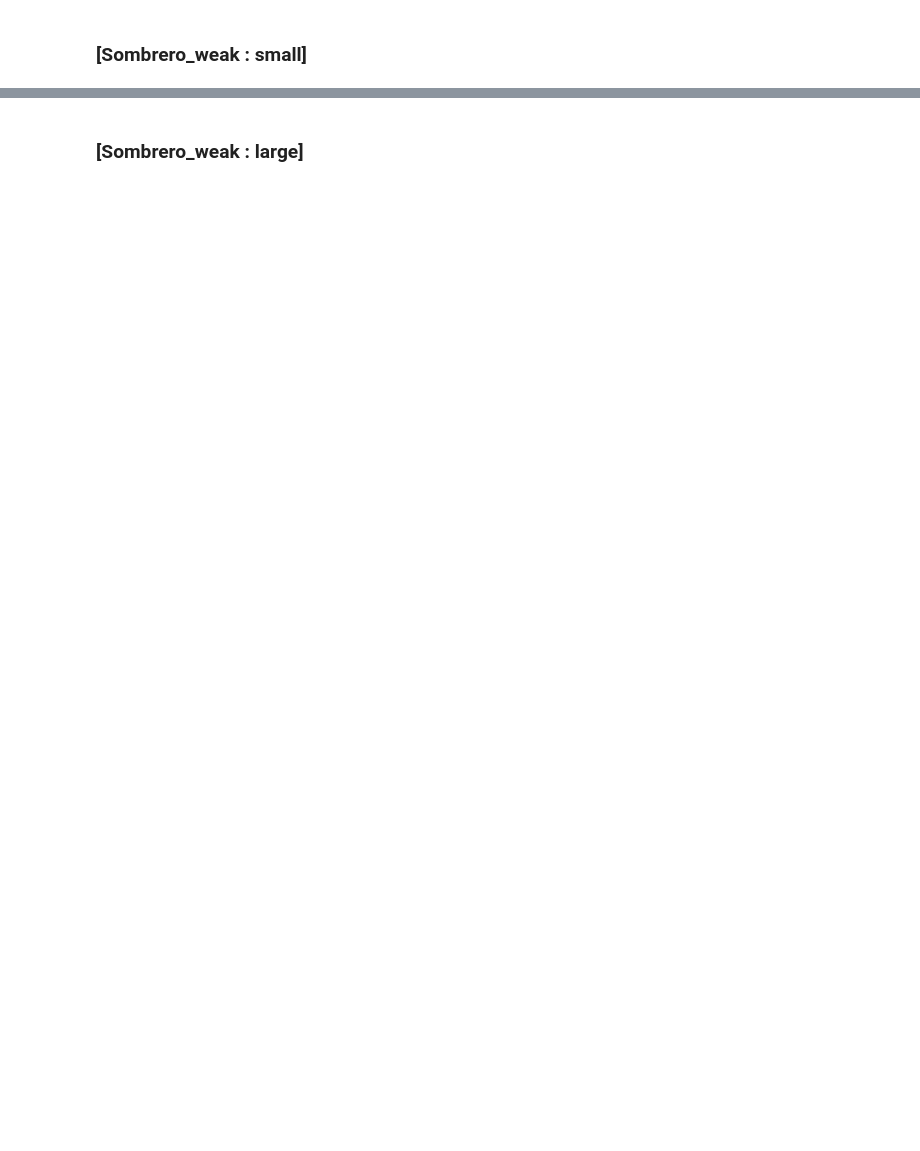
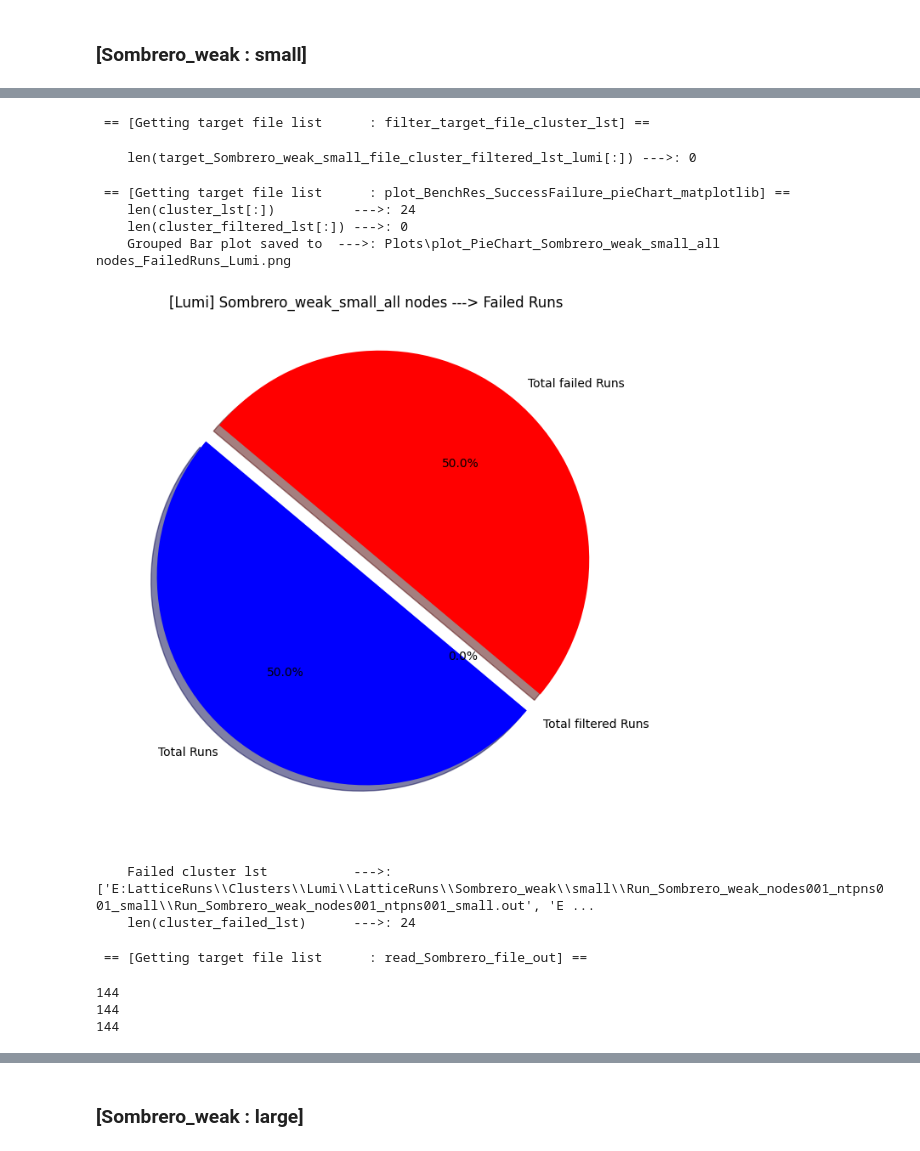
Before and after one commit to fbonnet08/Bench_Grid_HiRep, a Jupyter notebook: src/PythonCodes/Jupyter-NoteBooks/LLR-Bench_Grid_HiRep_Notebooks/Notebook_Bench_Grid_HiRep.ipynb, the cells around one changed output, grey strips where cells are left out. Cells and saved outputs as stored; diff of their text form; code cells hidden in the pictures; blank space fills up the shorter version.

```diff
--- a/src/PythonCodes/Jupyter-NoteBooks/LLR-Bench_Grid_HiRep_Notebooks/Notebook_Bench_Grid_HiRep.ipynb
+++ b/src/PythonCodes/Jupyter-NoteBooks/LLR-Bench_Grid_HiRep_Notebooks/Notebook_Bench_Grid_HiRep.ipynb
@@ -709,6 +955,7 @@ def plot_BenchRes_SuccessFailure_pieChart_matplotlib(c, m,
     m.printMesgAddStr("len(cluster_lst[:])          --->: ", c.getYellow(), str(total_cluster))
     m.printMesgAddStr("len(cluster_filtered_lst[:]) --->: ", c.getGreen(), str(total_cluster_filtered))
     failed_lst = []
+    failed_lst.clear()
     for i in range(len(cluster_lst[:])):
         if cluster_lst[i] not in cluster_filtered_lst:
             failed_lst.append(cluster_lst[i])
@@ -942,0 +1300,46 @@ m.printMesgAddStr("Length target_Sombrero_weak_small_file_cluster_lst_lumi[:] --
+# %%
+# --------------------------------------------------------------------------
+# Reading in the inout file
+# TODO: return to this one once the read_Sombrero_file_out method is done.
+rc, target_Sombrero_weak_small_file_cluster_filtered_lst_lumi = filter_target_file_cluster_lst(c, m,
+                                                                                               start_key_sombrero_rep_lst[:],
+                                                                           target_Sombrero_weak_small_file_cluster_lst_lumi[:])
+m.printMesgAddStr("len(target_Sombrero_weak_small_file_cluster_filtered_lst_lumi[:]) --->: ", c.getYellow(), len(target_Sombrero_weak_small_file_cluster_filtered_lst_lumi[:]))
+# ----------------------------------------------------------------------------
+# %% [output]
+ == [Getting target file list      : filter_target_file_cluster_lst] ==
+    len(target_Sombrero_weak_small_file_cluster_filtered_lst_lumi[:]) --->: 0
+# %%
+# --------------------------------------------------------------------------
+# Reading in the inout file
+# TODO: return to this one once the read_Sombrero_file_out method is done.
+msg = batch_action + "_" + simulation_size + "_" + "all nodes"
+rc, Sombrero_weak_small_file_cluster_failed_lst_lumi = plot_BenchRes_SuccessFailure_pieChart_matplotlib(c, m,
+                                                                                                        target_Sombrero_weak_small_file_cluster_lst_lumi[:],
+                                                                                                        target_Sombrero_weak_small_file_cluster_filtered_lst_lumi[:],
+                                                                                                        machine_name_lumi, msg)
+# ----------------------------------------------------------------------------
+# %% [output]
+ == [Getting target file list      : plot_BenchRes_SuccessFailure_pieChart_matplotlib] ==
+    len(cluster_lst[:])          --->: 24
+    len(cluster_filtered_lst[:]) --->: 0
+    Grouped Bar plot saved to  --->: Plots\plot_PieChart_Sombrero_weak_small_all nodes_FailedRuns_Lumi.png
+[figure, added]
+    Failed cluster lst           --->: ['E:LatticeRuns\\Clusters\\Lumi\\LatticeRuns\\Sombrero_weak\\small\\Run_Sombrero_weak_nodes001_ntpns001_small\\Run_Sombrero_weak_nodes001_ntpns001_small.out', 'E ...
+    len(cluster_failed_lst)      --->: 24
+# %%
+# --------------------------------------------------------------------------
+# Reading in the inout file
+# TODO: return to this one once the read_Sombrero_file_out method is done and replace with the filtered list
+# TODO: instead. For now we are going to use the full unfiltered list.
+batch_action = "Sombrero_weak"
+simulation_size="small"
+rc, dataFrame_Sombrero_weak_small_lumi = read_Sombrero_file_out(c, m,
+                                                                batch_action, simulation_size,
+                                                                target_Sombrero_weak_small_file_cluster_lst_lumi)
+# --------------------------------------------------------------------------
+# %% [output]
+ == [Getting target file list      : read_Sombrero_file_out] ==
+144
+144
+144
```
Also changed, not shown: parts of 77 cells of this notebook, 6 other files.
